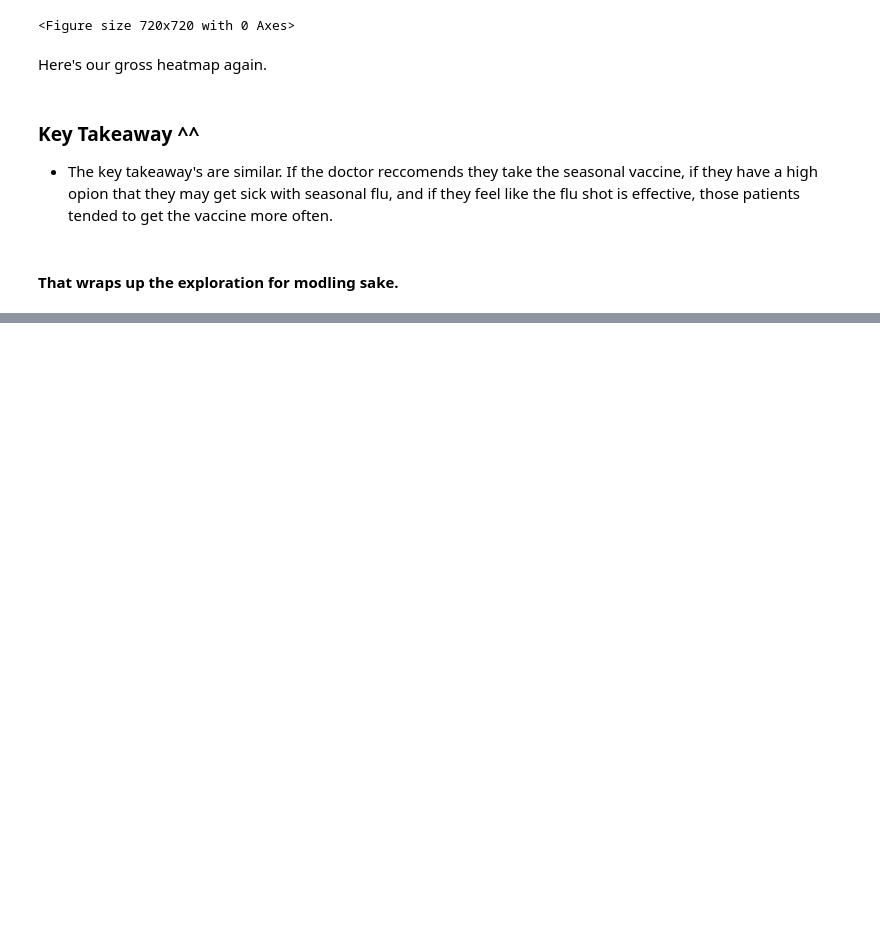
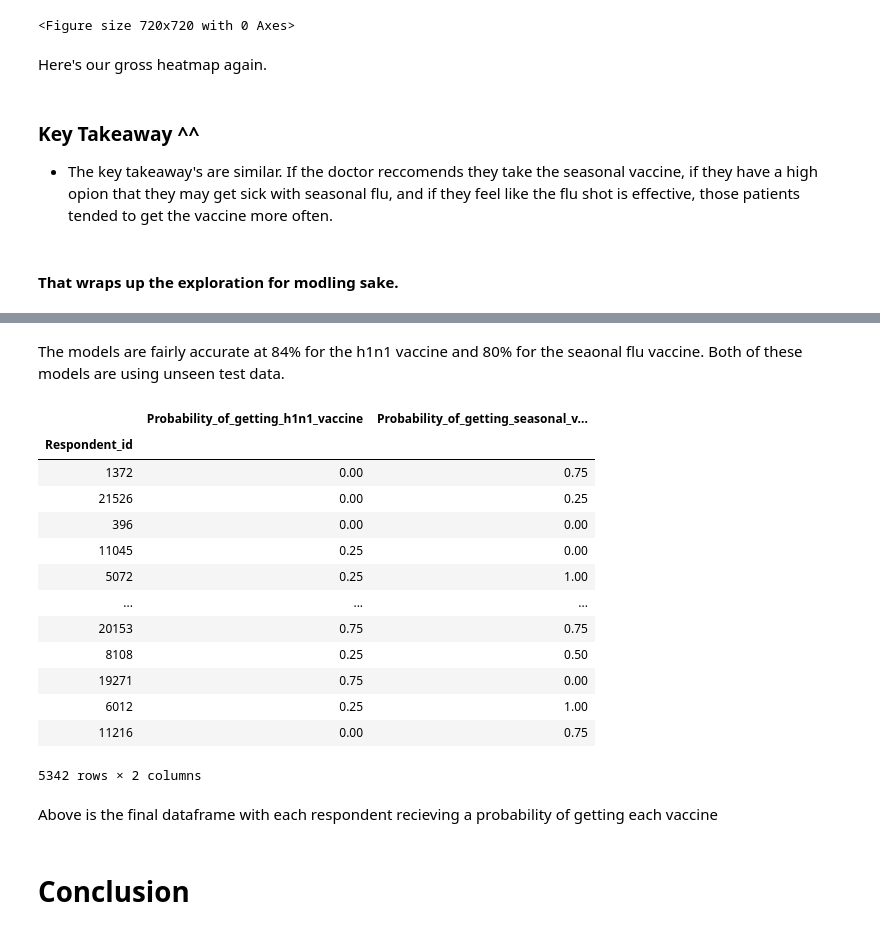
Before and after one commit to JadaShipp/predicting_flu, a Jupyter notebook: predicting_flu_vaccines_final.ipynb, the cells around one changed output, grey strips where cells are left out. Drawn from its saved outputs; the diff is of its cells as text; code cells hidden in the pictures; blank space fills up the shorter version.

```diff
--- a/predicting_flu_vaccines_final.ipynb
+++ b/predicting_flu_vaccines_final.ipynb
@@ -300,0 +352,2 @@ Those are the people that need to be considered when a flu vaccination drive or
+# %%
+X_train_seas, y_train_seas, X_val_seas, y_val_seas, X_test_seas, y_test_seas = modeling.create_seas_validate_set(seasonal_train, seasonal_test)
@@ -300,0 +400,24 @@ Those are the people that need to be considered when a flu vaccination drive or
+# %% [markdown]
+The models are fairly accurate at 84% for the h1n1 vaccine and 80% for the seaonal flu vaccine. Both of these models are using unseen test data.
+# %%
+predictions_df = modeling.create_prediction_df(X_test_h1n1, y_test_h1n1, X_test_seas, y_test_seas)
+predictions_df
+# %% [output]
+|  | Probability_of_getting_h1n1_vaccine | Probability_of_getting_seasonal_v... |
+| Respondent_id |  |  |
+| 1372 | 0.00 | 0.75 |
+| 21526 | 0.00 | 0.25 |
+| 396 | 0.00 | 0.00 |
+| 11045 | 0.25 | 0.00 |
+| 5072 | 0.25 | 1.00 |
+| ... | ... | ... |
+| 20153 | 0.75 | 0.75 |
+| 8108 | 0.25 | 0.50 |
+| 19271 | 0.75 | 0.00 |
+| 6012 | 0.25 | 1.00 |
+| 11216 | 0.00 | 0.75 |
+5342 rows × 2 columns
+# %% [markdown]
+Above is the final dataframe with each respondent recieving a probability of getting each vaccine
+# %% [markdown]
+# Conclusion
```
Also changed, not shown: parts of 23 cells of this notebook.
